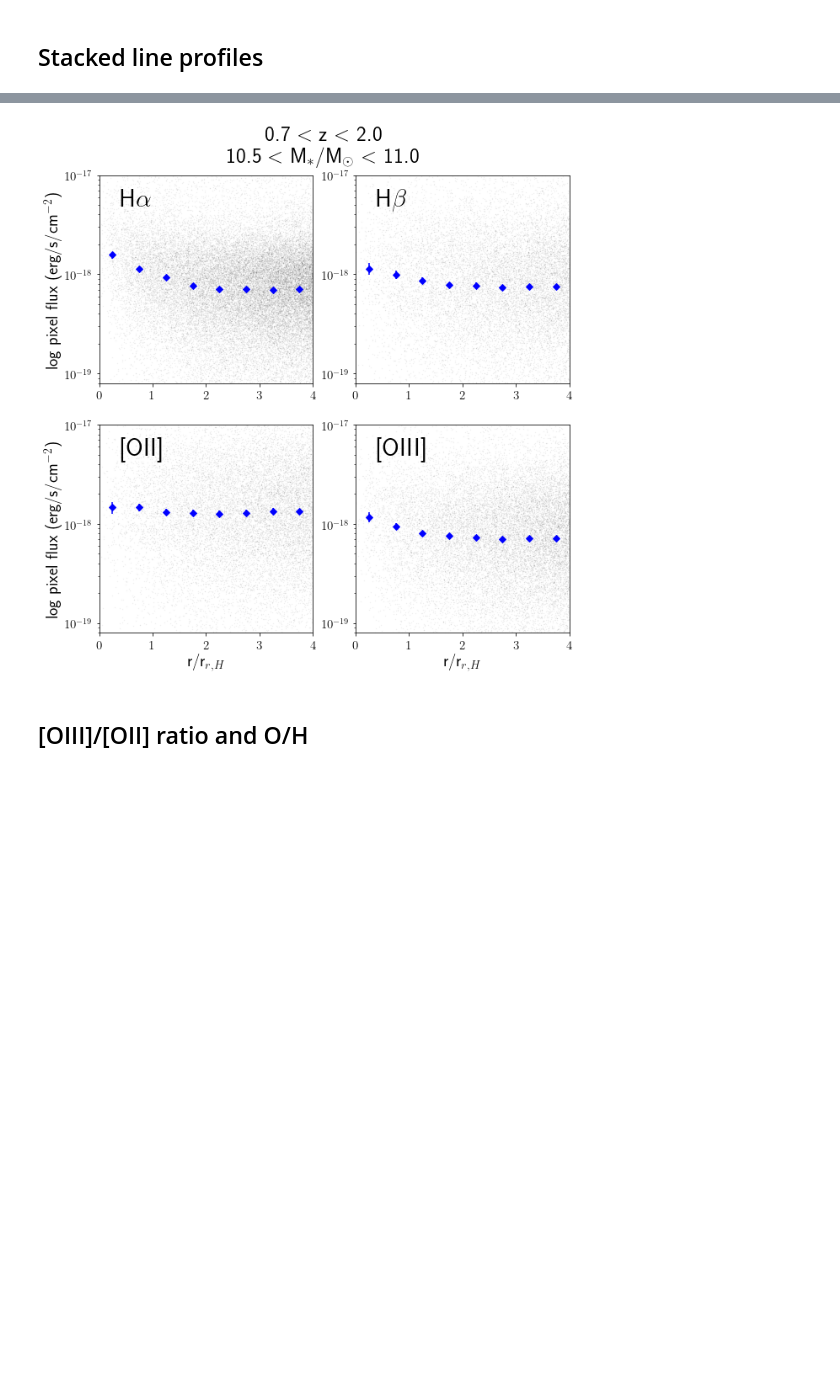
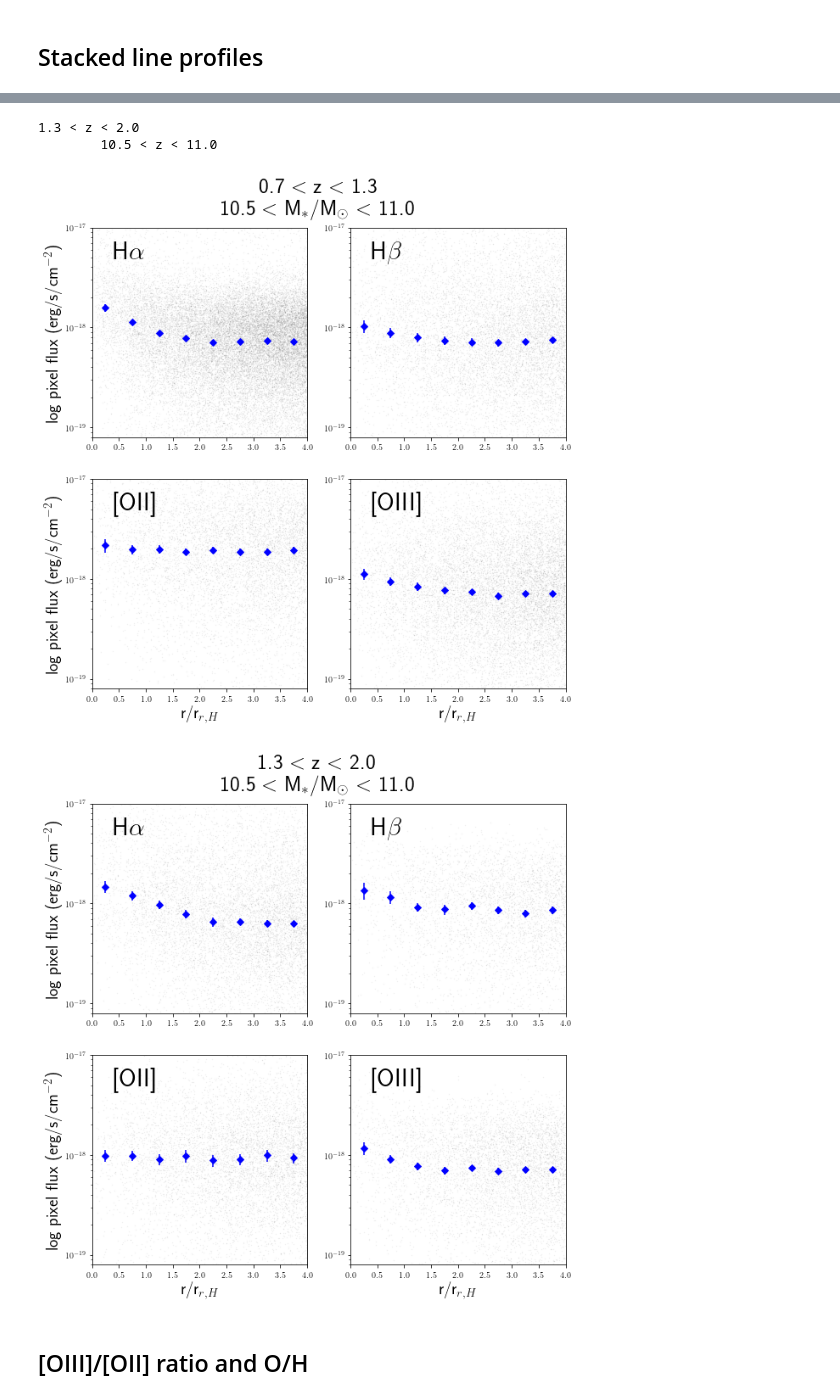
Before and after one commit to RaymondSimons/clear_local, a Jupyter notebook: stacked_profiles.ipynb, the cells around one changed output, grey strips where cells are left out. Cells and saved outputs as stored; diff of their text form; code cells hidden in the pictures; blank space fills up the shorter version.

```diff
--- a/stacked_profiles.ipynb
+++ b/stacked_profiles.ipynb
@@ -304,7 +311,7 @@ r+= np.random.normal(0, 0.1, shape(r))
 lines = array(['ha', 'hb', 'o2', 'o3'])
 line_str = array([r'H$\alpha$', r'H$\beta$', '[OII]', '[OIII]'])
 
-bins_median = arange(0., 4.9, 0.5)
+bins_median = arange(0., 10, 0.5)
 
 for zz, z_bin in enumerate(z_selection):
     print ('%.1f < z < %.1f'%(z_bin[0], z_bin[1]))
@@ -354,5 +361,8 @@ for zz, z_bin in enumerate(z_selection):
         10.5 < z < 11.0
+1.3 < z < 2.0
+        10.5 < z < 11.0
-[figure, old version]
+[figure, new version]
+[figure, added]
 # %% [markdown]
 ## [OIII]/[OII] ratio and O/H
 # %%
```
Also changed, not shown: parts of 10 cells of this notebook, 6 other files.
